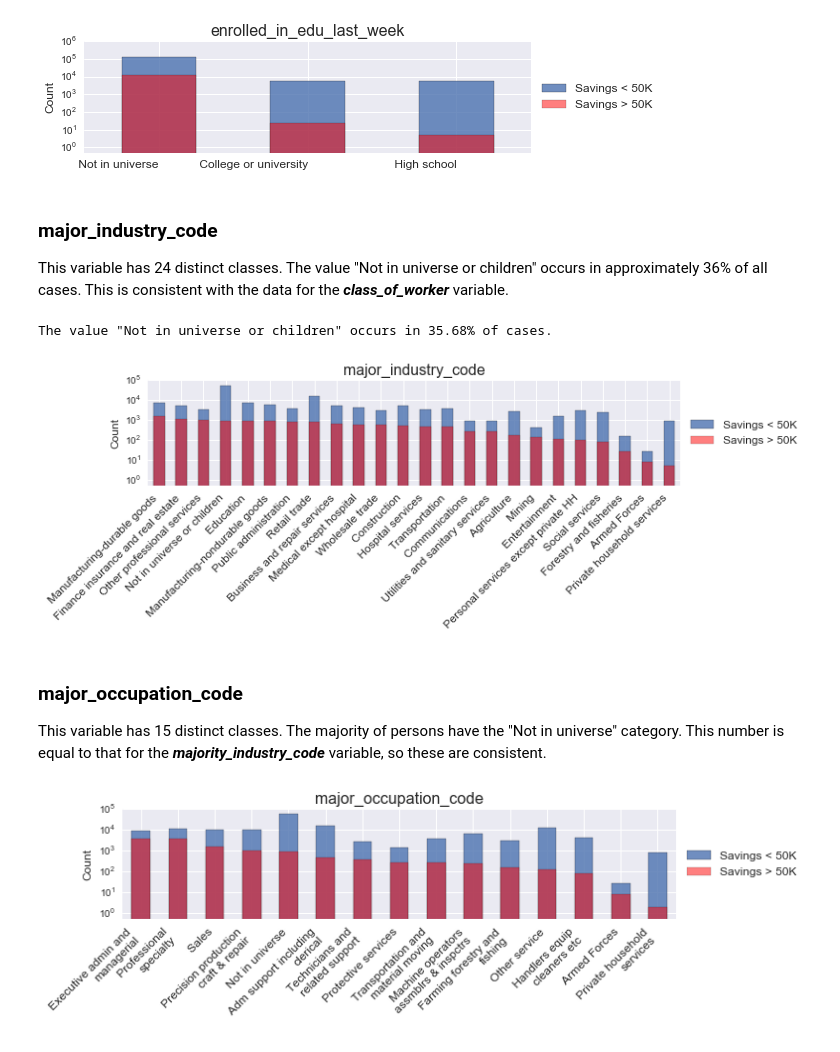
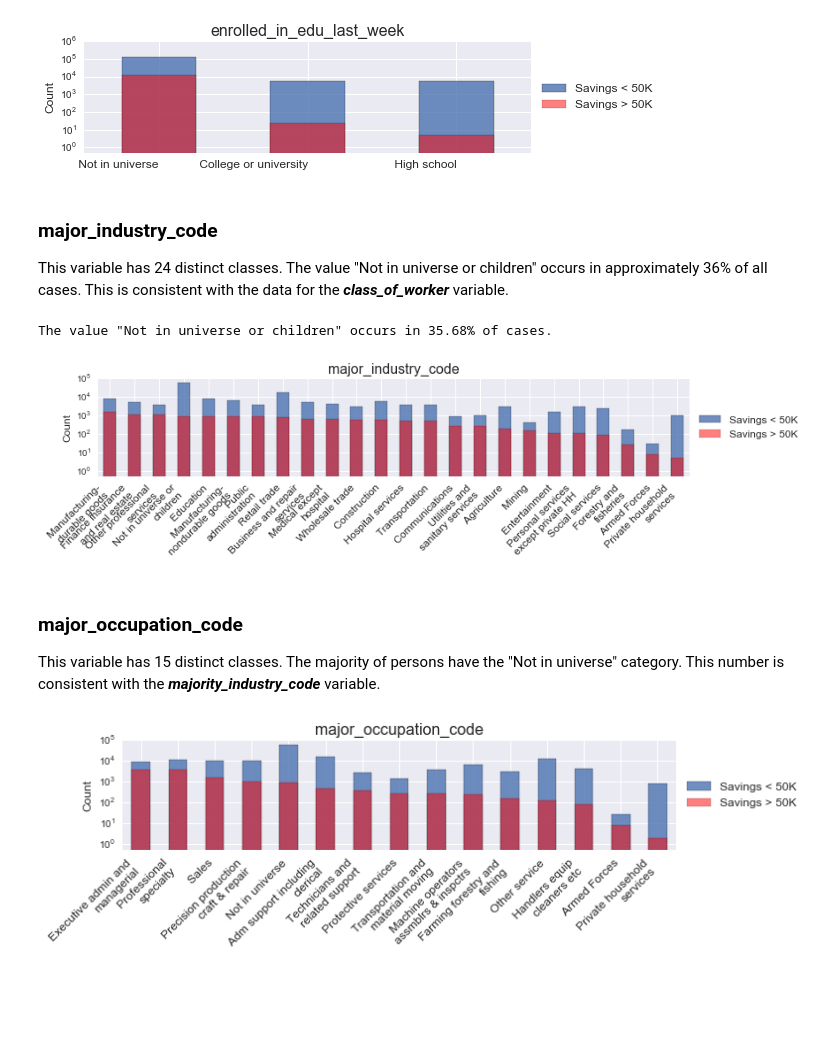
Before and after one commit to g-deoliveira/US-Census-Data-Project, a Jupyter notebook: Chapter 1 - Analysis of Training Data.ipynb, the cells around one changed output. Cells and saved outputs as stored; diff of their text form; code cells hidden in the pictures; blank space fills up the shorter version.

```diff
--- a/Chapter 1 - Analysis of Training Data.ipynb
+++ b/Chapter 1 - Analysis of Training Data.ipynb
@@ -56,7 +61,7 @@ import seaborn as sns
 # %% [markdown]
 ## 1. Training Data Preprocessing
 # %%
-# the_columns stores tuples of column_name, continuous/nominal/target
+# the_columns stores tuples of (column_name and tag for continuous/nominal/binary/target)
 the_columns  = [('age', 'continuous'),
             ('class_of_worker', 'nominal'),
             ('detailed_industry_code', 'nominal'),
@@ -98,8 +103,7 @@ the_columns  = [('age', 'continuous'),
             ('veterans_benefits', 'nominal'),
             ('weeks_worked_in_year', 'nominal'),
             ('year', 'nominal'),
-            ('savings','target') # binary TARGET column with values '50000+.' and '- 50000.'
-               ]
+            ('savings','target')] # binary TARGET column with values '50000+.' and '- 50000.'
 # %%
 raw_data = pd.read_csv('us_census_full/census_income_learn.csv',
                        names=[c[0] for c in the_columns],
@@ -530,18 +528,18 @@ ax = plot_nominal_column('enrolled_in_edu_last_week', rotation=0);
 [figure]
 # %% [markdown]
 ### major_industry_code
-This variable has 24 distinct classes. The value "Not in universe or children" occurs in approximately 36% of all cases. This is consistent with the data for the ***class_of_worker*** variable.
+This variable has 24 distinct classes. The value "Not in universe or children" occurs in approximately 36% of all cases. This is consistent with the data for the <b><i>class_of_worker</b></i> variable.
 # %%
 maj_ind_na = sum(raw_data['major_industry_code'].str.strip() == 'Not in universe or children')
 total = raw_data['major_industry_code'].count()
 print '\nThe value "Not in universe or children" occurs in {:.2f}% of cases.\n'.format(maj_ind_na/float(total)*100)
-ax = plot_nominal_column('major_industry_code', figsize=(10,2));
+ax = plot_nominal_column('major_industry_code', figsize=(12,2), text_wrap_width=20);
 # %% [output]
 The value "Not in universe or children" occurs in 35.68% of cases.
-[figure, old version]
+[figure, new version]
 # %% [markdown]
 ### major_occupation_code
-This variable has 15 distinct classes. The majority of persons have the "Not in universe" category. This number is equal to that for the ***majority_industry_code*** variable, so these are consistent.
+This variable has 15 distinct classes. The majority of persons have the "Not in universe" category. This number is consistent with the <b><i>majority_industry_code</b></i> variable.
 # %%
 ax = plot_nominal_column('major_occupation_code', figsize=(10,2), text_wrap_width=22);
 # %% [output]
```
Also changed, not shown: parts of 38 cells of this notebook.
